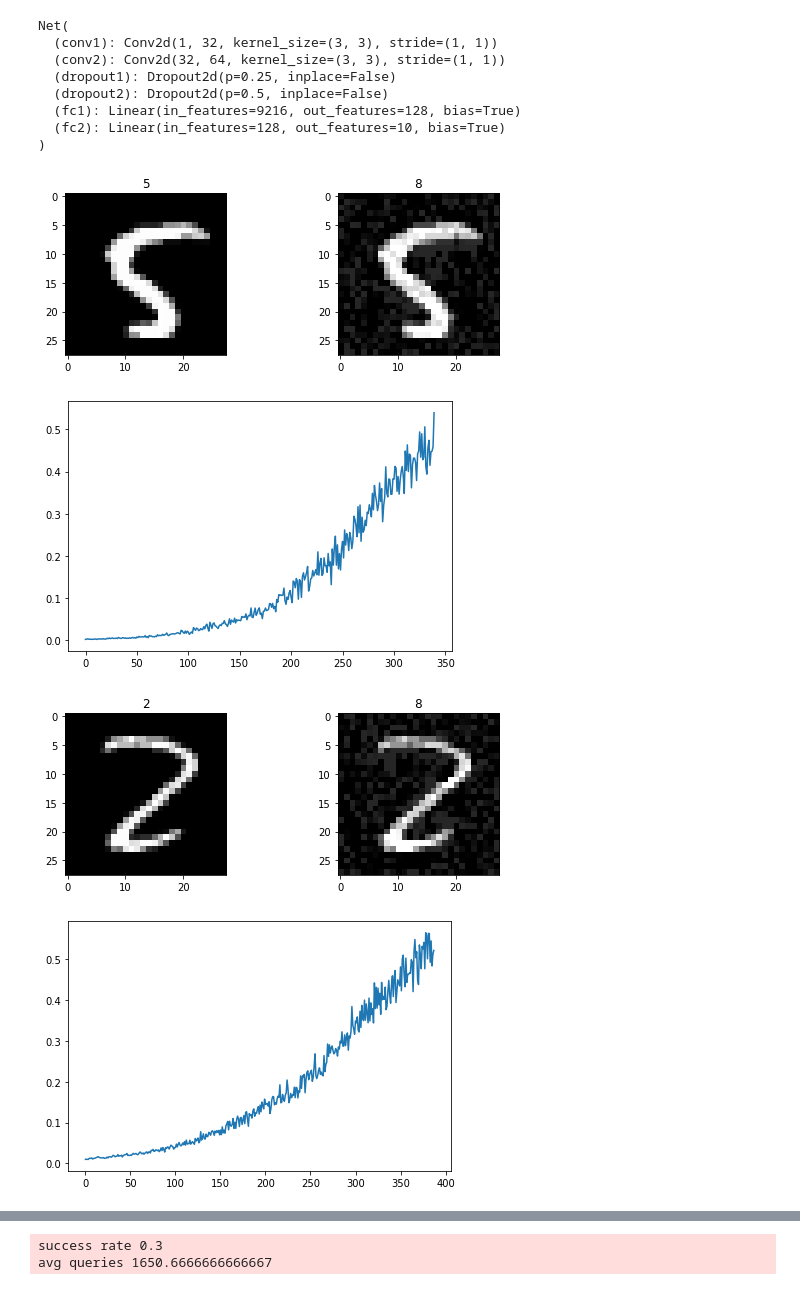
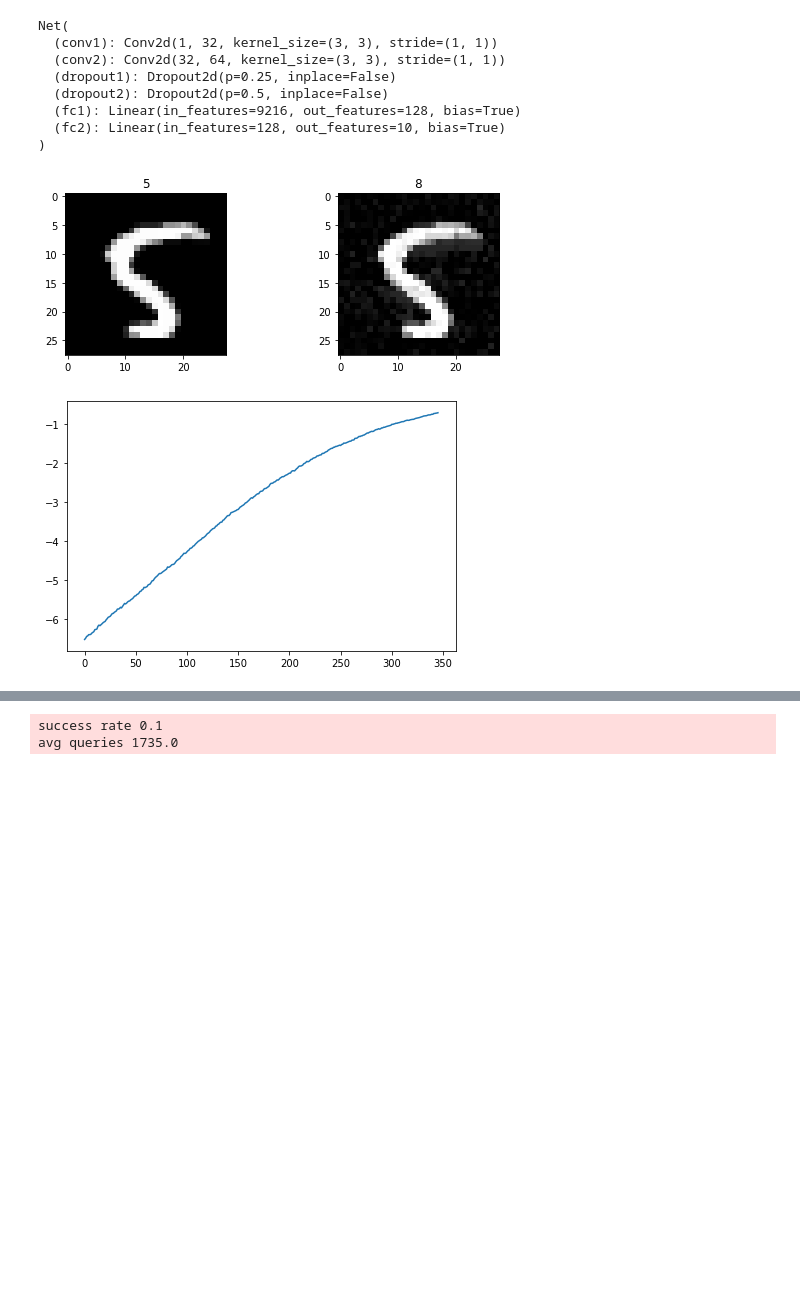
Before and after one commit to EvanLavender13/cs615-final-project, a Jupyter notebook: blackbox.ipynb, the cells around one changed output, grey strips where cells are left out. Saved outputs shown, nothing was run; the diff lists cells and outputs as text; code cells hidden in the pictures; blank space fills up the shorter version.

```diff
--- a/blackbox.ipynb
+++ b/blackbox.ipynb
@@ -33,36 +35,42 @@ n_samples = 10
 n_success = 0
 success_rate = 0.0
 t_count = 0
 t_queries = 0
-target=False
+target=True
 
 es = ES(n_iter=500)
 
 pbar = tqdm(total=n_samples)
 for i, (x, y) in enumerate(loader):
-    success, n_queries, adv, y_hat, history = es.attack(model, x, y)
+    if target:
+        torch.manual_seed(i)
+        y_target = torch.randint(low=0, high=9, size=(1,))
+        while y_target == y:
+            y_target = torch.randint(low=0, high=9, size=(1,))
+
+        success, n_queries, adv, y_hat, history = es.attack(model, x, y_target, target=target)
+    else:
+        success, n_queries, adv, y_hat, history = es.attack(model, x, y)
 
     if success:
         plot.images(x.squeeze(), y, adv.squeeze().detach(), y_hat)
         plot.history(history)
 
     if success:
         t_queries += n_queries
         n_success += 1
 
     success_rate = n_success / (i + 1)
     pbar.set_description("n_success %d success_rate %.5f" % (n_success, success_rate))
     pbar.update(1)
     t_count += 1
     if t_count == n_samples:
         break
 pbar.close()
 
 success_rate = n_success / n_samples
 print("\nsuccess rate", success_rate)
 print("avg queries", t_queries / n_success)
 # %% [output]
-[figure, old version]
+[figure, new version]
-[figure, old version]
+[figure, new version]
-[figure, removed]
-[figure, removed]
@@ -71,2 +77,2 @@ print("avg queries", t_queries / n_success)
-success rate 0.3
-avg queries 1650.6666666666667
+success rate 0.1
+avg queries 1735.0
```
Also changed, not shown: parts of 2 cells of this notebook, 3 other files.
